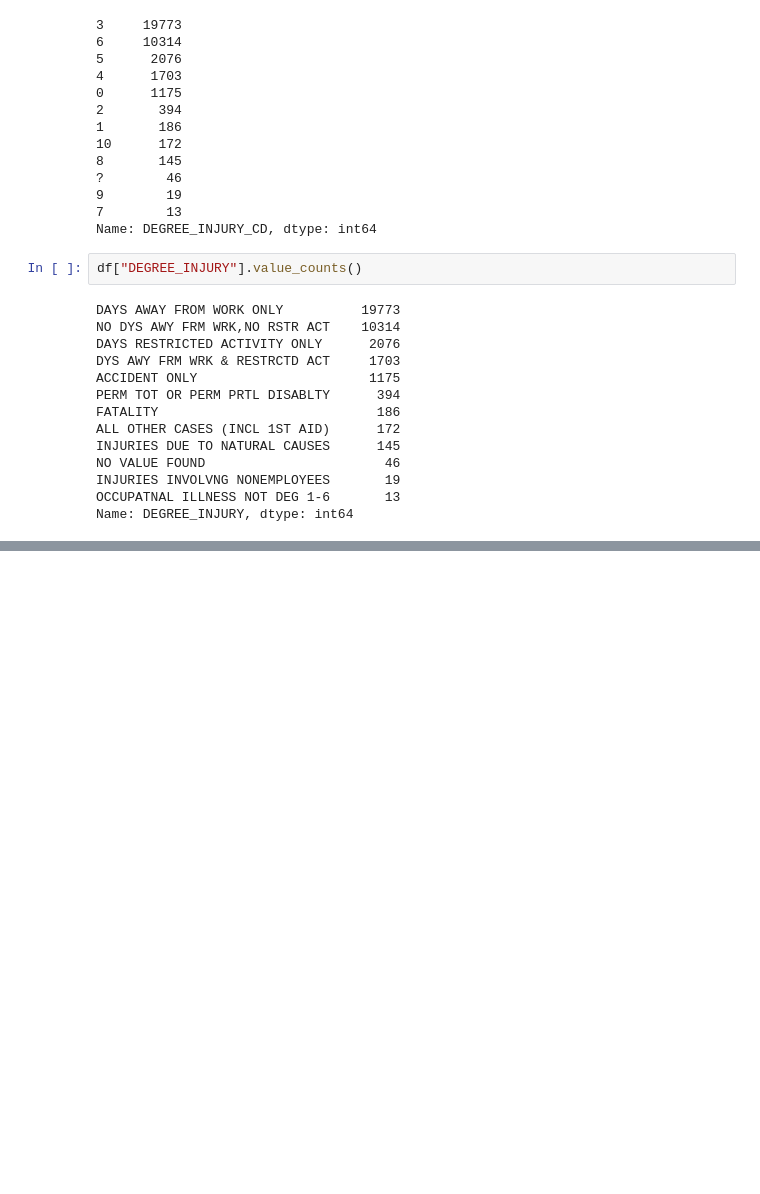
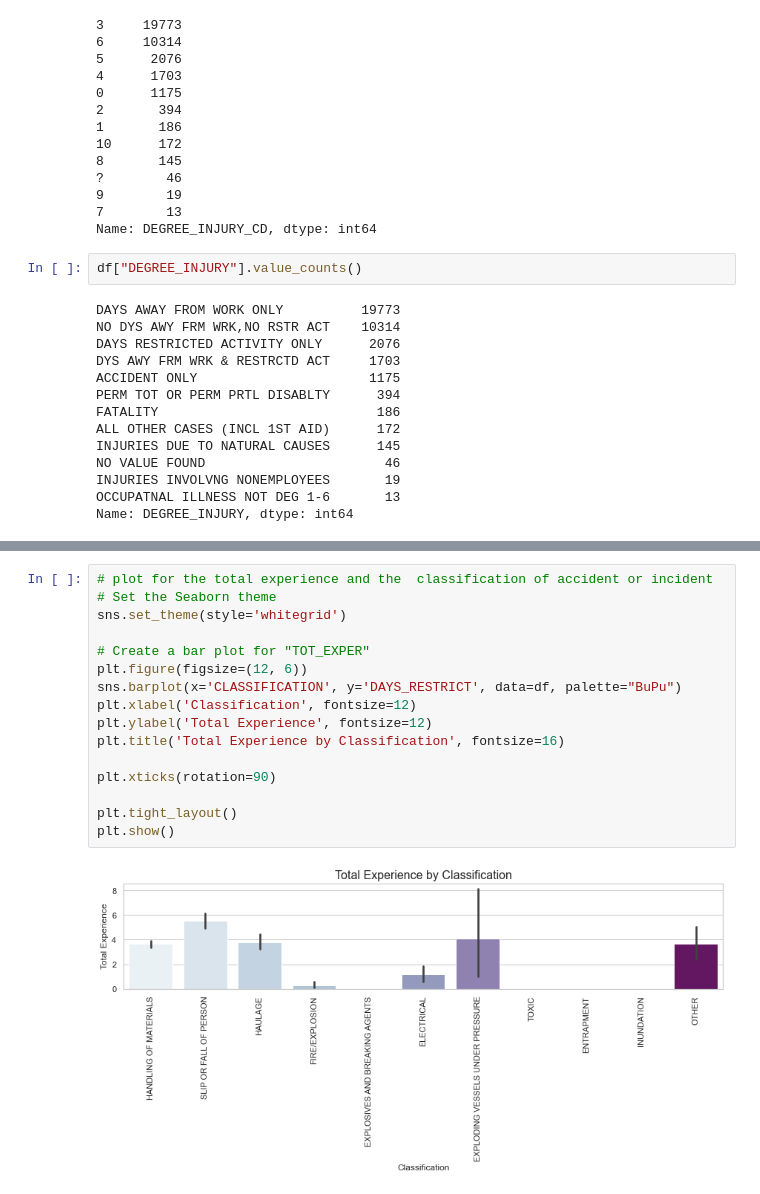
Before and after one commit to SrijanWMXJ/Trilytic, a Jupyter notebook: iim_draft.ipynb, the cells around one changed output, grey strips where cells are left out. Saved outputs shown, nothing was run; the diff lists cells and outputs as text; blank space fills up the shorter version.

```diff
--- a/iim_draft.ipynb
+++ b/iim_draft.ipynb
@@ -419,0 +456,18 @@ Name: DEGREE_INJURY, dtype: int64
+# %%
+# plot for the total experience and the  classification of accident or incident
+# Set the Seaborn theme
+sns.set_theme(style='whitegrid')
+
+# Create a bar plot for "TOT_EXPER"
+plt.figure(figsize=(12, 6))
+sns.barplot(x='CLASSIFICATION', y='DAYS_RESTRICT', data=df, palette="BuPu")
+plt.xlabel('Classification', fontsize=12)
+plt.ylabel('Total Experience', fontsize=12)
+plt.title('Total Experience by Classification', fontsize=16)
+
+plt.xticks(rotation=90)
+
+plt.tight_layout()
+plt.show()
+# %% [output]
+[figure, added]
```
Also changed, not shown: parts of 11 cells of this notebook, 2 other files.
